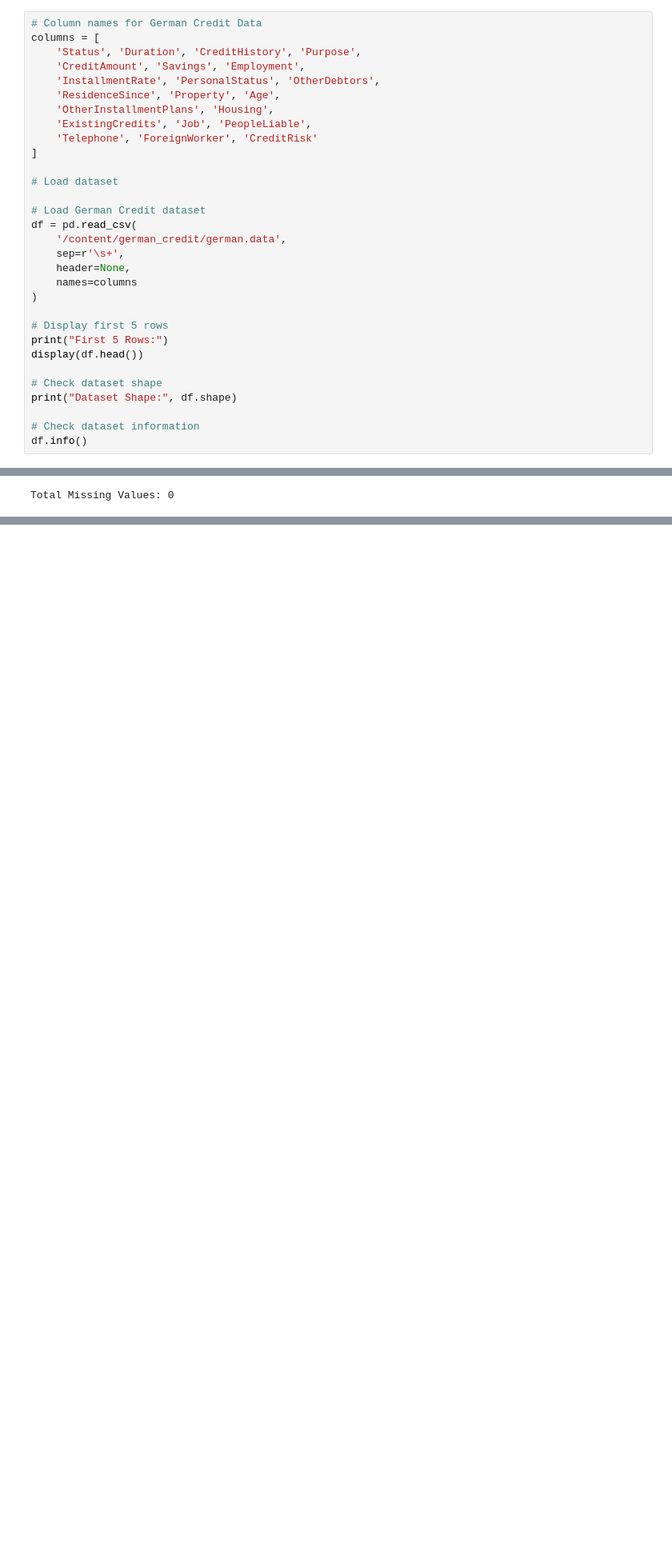
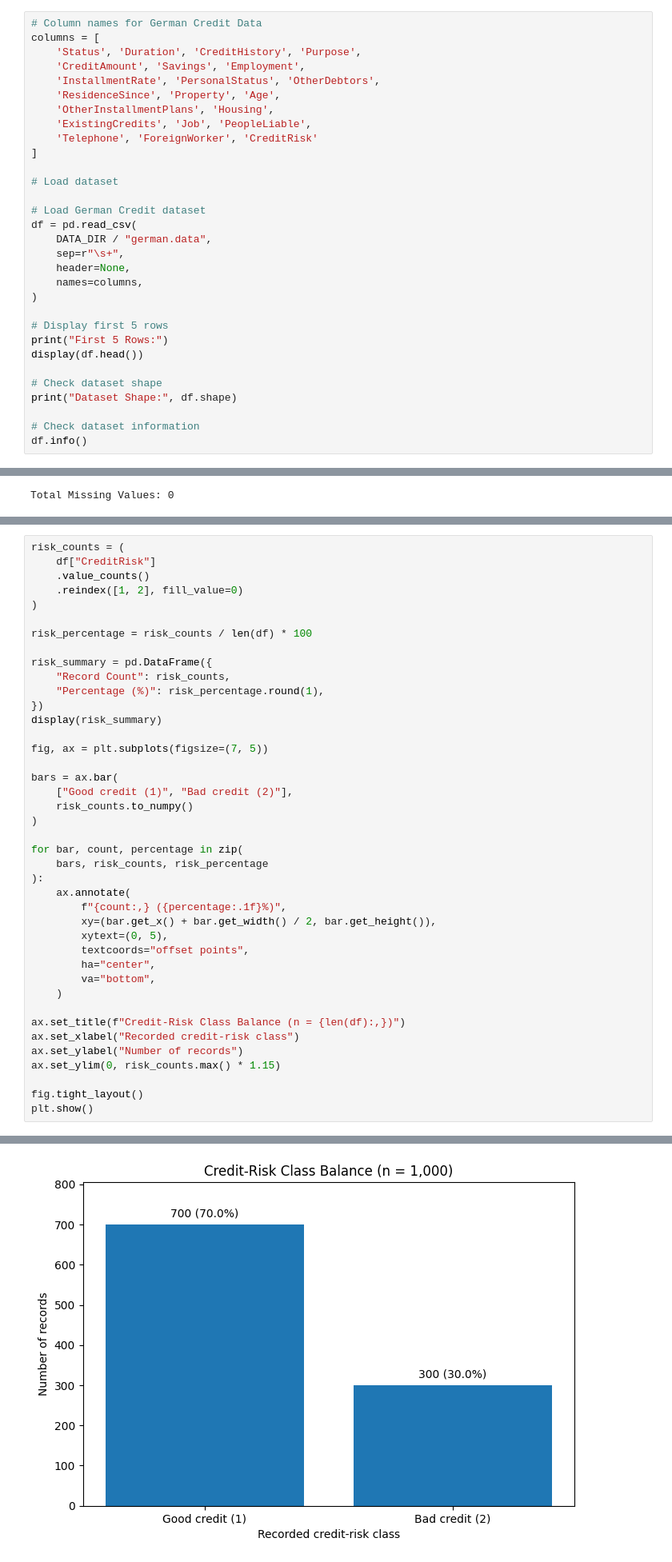
Before and after one commit to HaziqSyakir/Assignment1-Data-Profiling, a Jupyter notebook: Assignment1_Data_Profiling.ipynb, the cells around one changed output, grey strips where cells are left out. Shown at 80% size. Drawn from its saved outputs; the diff is of its cells as text; blank space fills up the shorter version.

```diff
--- a/Assignment1_Data_Profiling.ipynb
+++ b/Assignment1_Data_Profiling.ipynb
@@ -90,10 +87,10 @@ columns = [
 
 # Load German Credit dataset
 df = pd.read_csv(
-    '/content/german_credit/german.data',
-    sep=r'\s+',
+    DATA_DIR / "german.data",
+    sep=r"\s+",
     header=None,
-    names=columns
+    names=columns,
 )
 
 # Display first 5 rows
@@ -461,0 +550,42 @@ This imbalance could affect future analysis or machine learning models because t
+# %%
+risk_counts = (
+    df["CreditRisk"]
+    .value_counts()
+    .reindex([1, 2], fill_value=0)
+)
+
+risk_percentage = risk_counts / len(df) * 100
+
+risk_summary = pd.DataFrame({
+    "Record Count": risk_counts,
+    "Percentage (%)": risk_percentage.round(1),
+})
+display(risk_summary)
+
+fig, ax = plt.subplots(figsize=(7, 5))
+
+bars = ax.bar(
+    ["Good credit (1)", "Bad credit (2)"],
+    risk_counts.to_numpy()
+)
+
+for bar, count, percentage in zip(
+    bars, risk_counts, risk_percentage
+):
+    ax.annotate(
+        f"{count:,} ({percentage:.1f}%)",
+        xy=(bar.get_x() + bar.get_width() / 2, bar.get_height()),
+        xytext=(0, 5),
+        textcoords="offset points",
+        ha="center",
+        va="bottom",
+    )
+
+ax.set_title(f"Credit-Risk Class Balance (n = {len(df):,})")
+ax.set_xlabel("Recorded credit-risk class")
+ax.set_ylabel("Number of records")
+ax.set_ylim(0, risk_counts.max() * 1.15)
+
+fig.tight_layout()
+plt.show()
+# %% [output]
@@ -461,0 +596 @@ This imbalance could affect future analysis or machine learning models because t
+[figure, added]
```
Also changed, not shown: parts of 31 cells of this notebook.
